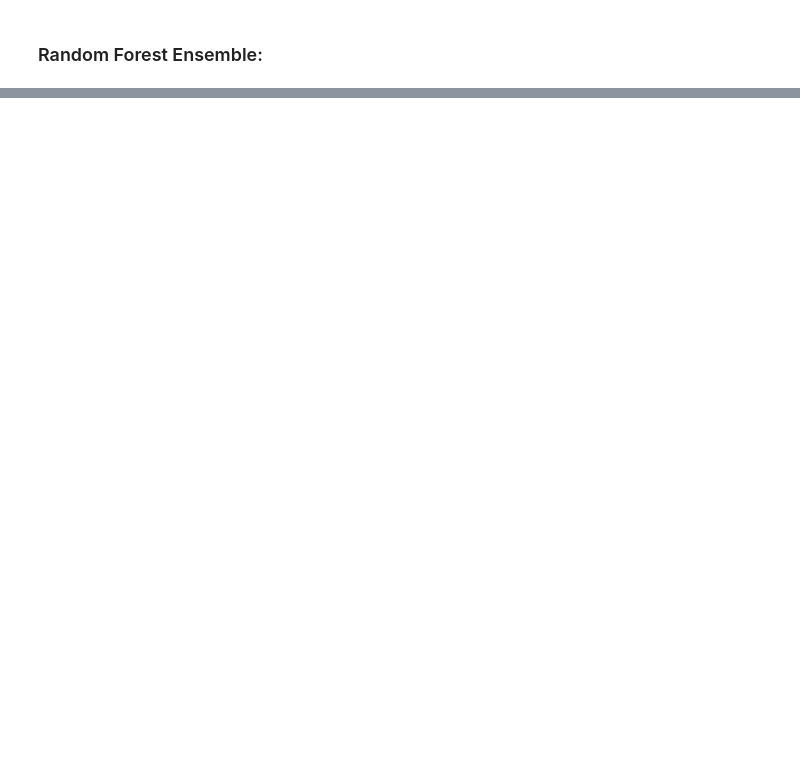
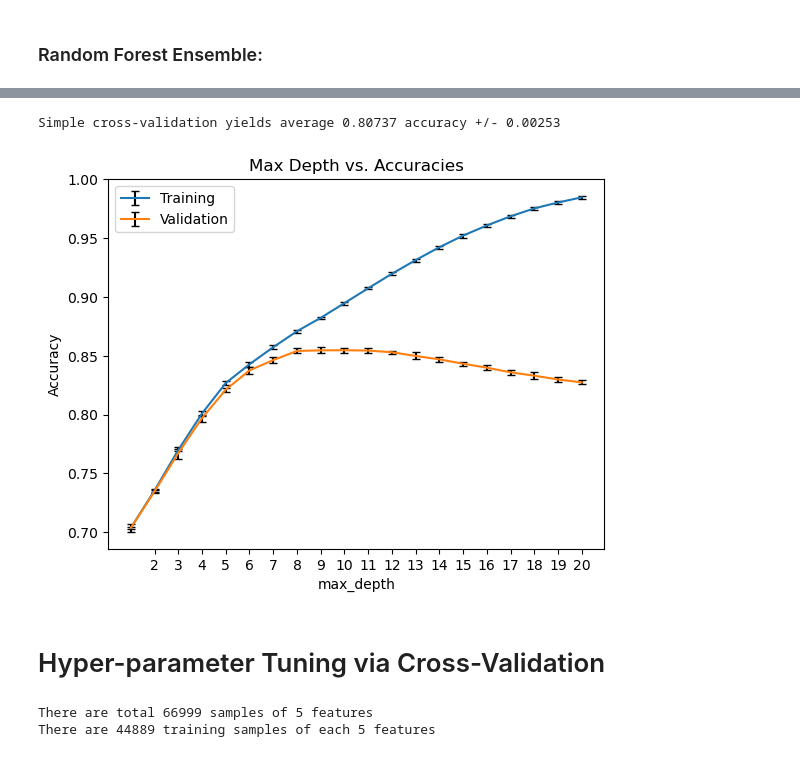
Before and after one commit to catieslaughts/IML_assignment2, a Jupyter notebook: initial_look.ipynb, the cells around one changed output, grey strips where cells are left out. Saved outputs shown, nothing was run; the diff lists cells and outputs as text; code cells hidden in the pictures; blank space fills up the shorter version.

```diff
--- a/initial_look.ipynb
+++ b/initial_look.ipynb
@@ -74,6 +111,6 @@ for cls in ['GALAXY', 'QSO', 'STAR']:
 # %%
 fig = plt.figure(figsize=(8,12))
-colors = ['blue', 'orange', 'green']
+colors = ['red', 'green', 'blue']
 
 for idx, cls in enumerate(['GALAXY', 'QSO', 'STAR']):
     loc = 311+idx
@@ -85,3 +122,6 @@ for idx, cls in enumerate(['GALAXY', 'QSO', 'STAR']):
     ax.set_xticklabels(['14h','16h','18h','20h','22h','0h','2h','4h','6h','8h','10h'])
     ax.grid(True)
     ax.set_title(cls)
+
+plt.tight_layout()
+#plt.savefig('./figures/skymaps.pdf', dpi=300, bbox_inches = 'tight')
@@ -231,0 +212,41 @@ Text(0, 0.5, 'Mean decrease in impurity')
+# %%
+tree_clf = tree.DecisionTreeClassifier()
+# tree_clf.fit(X_train, y_train)
+# tree_clf.score(X_test, y_test)
+# %%
+cv_output = cross_validate(tree_clf, X_train, y_train, cv=5, return_train_score=True)
+# %%
+print("Simple cross-validation yields average %0.5f accuracy +/- %0.5f" % (cv_output['test_score'].mean(), cv_output['test_score'].std()))
+# %% [output]
+Simple cross-validation yields average 0.80737 accuracy +/- 0.00253
+# %%
+maxdepth = np.arange(1, 21, 1)
+#maxdepth[0]+=1
+
+valmeans = []
+valstds = []
+
+trameans = []
+trastds = []
+
+for idx, depth in enumerate(maxdepth):
+    clf_tree = tree.DecisionTreeClassifier(max_depth = depth)
+    cv_output = cross_validate(clf_tree, X_train, y_train, cv=5, return_train_score=True)
+
+    trameans.append(cv_output['train_score'].mean())
+    trastds.append(cv_output['train_score'].std())
+
+    valmeans.append(cv_output['test_score'].mean())
+    valstds.append(cv_output['test_score'].std())
+# %%
+plt.errorbar(maxdepth, trameans, yerr=trastds, ecolor = 'black', capsize = 3, label = 'Training')
+plt.errorbar(maxdepth, valmeans, yerr=valstds, ecolor = 'black', capsize = 3, label = 'Validation')
+plt.xticks(maxdepth[1:])
+plt.title('Max Depth vs. Accuracies')
+plt.xlabel('max_depth')
+plt.ylabel('Accuracy')
+plt.legend();
+
+#plt.savefig('./figures/trainvsvalidation.pdf', dpi=300, bbox_inches = 'tight')
+# %% [output]
+[figure, added]
@@ -231,0 +287,2 @@ Text(0, 0.5, 'Mean decrease in impurity')
+# %% [markdown]
+# Hyper-parameter Tuning via Cross-Validation
@@ -231,0 +293,10 @@ Text(0, 0.5, 'Mean decrease in impurity')
+# %%
+#create training/test data for GSCV
+print(f'There are total {red_X.shape[0]} samples of {red_X.shape[1]} features')
+
+X_train, X_test, y_train, y_test = resplit(red_X,red_y)
+
+print(f'There are {X_train.shape[0]} training samples of each {X_train.shape[1]} features')
+# %% [output]
+There are total 66999 samples of 5 features
+There are 44889 training samples of each 5 features
```
Also changed, not shown: parts of 55 cells of this notebook, 1 other file.
